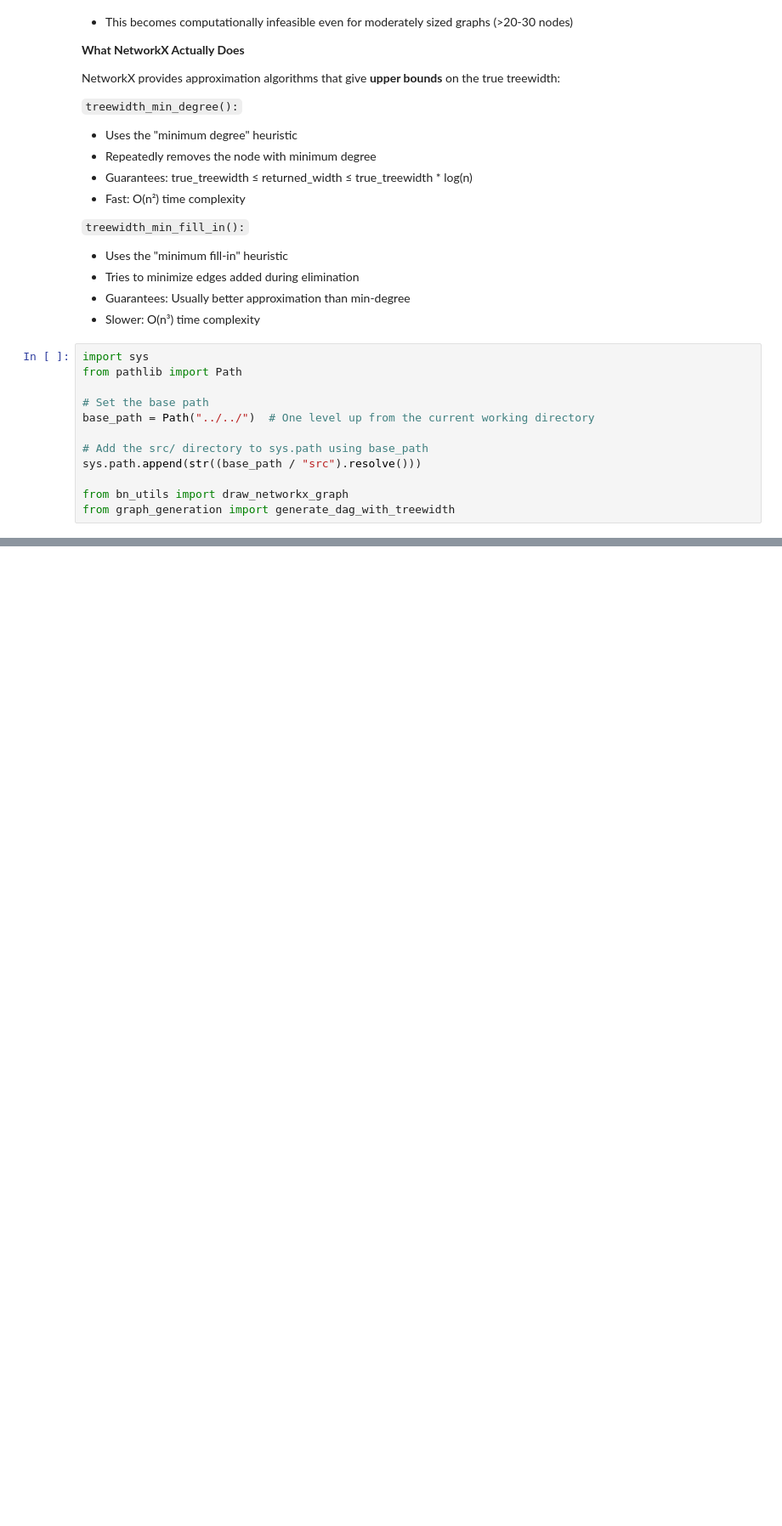
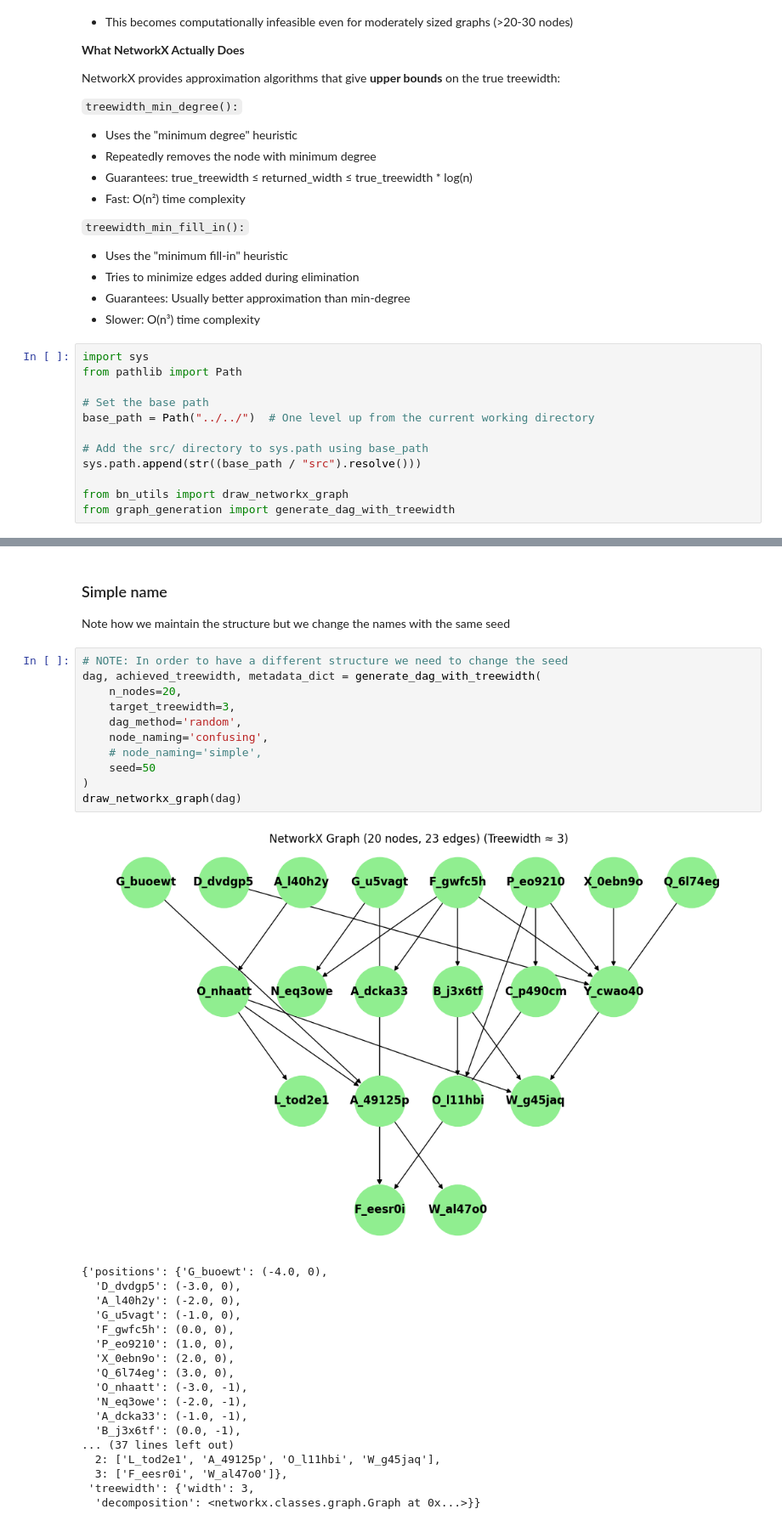
Before and after one commit to ferjorosa/probabilistic-reasoning-llms, a Jupyter notebook: notebooks/graph_generation/create_random_networks.ipynb, the cells around one changed output, grey strips where cells are left out. Shown at 85% size. Drawn from its saved outputs; the diff is of its cells as text; blank space fills up the shorter version.

```diff
--- a/notebooks/graph_generation/create_random_networks.ipynb
+++ b/notebooks/graph_generation/create_random_networks.ipynb
@@ -69 +76,35 @@ draw_networkx_graph(dag)
   'decomposition': <networkx.classes.graph.Graph at 0x...>}}
+# %% [markdown]
+### Simple name
+
+Note how we maintain the structure but we change the names with the same seed
+# %%
+# NOTE: In order to have a different structure we need to change the seed
+dag, achieved_treewidth, metadata_dict = generate_dag_with_treewidth(
+    n_nodes=20,
+    target_treewidth=3,
+    dag_method='random',
+    node_naming='confusing',
+    # node_naming='simple',
+    seed=50
+)
+draw_networkx_graph(dag)
+# %% [output]
+[figure, added]
+{'positions': {'G_buoewt': (-4.0, 0),
+  'D_dvdgp5': (-3.0, 0),
+  'A_l40h2y': (-2.0, 0),
+  'G_u5vagt': (-1.0, 0),
+  'F_gwfc5h': (0.0, 0),
+  'P_eo9210': (1.0, 0),
+  'X_0ebn9o': (2.0, 0),
+  'Q_6l74eg': (3.0, 0),
+  'O_nhaatt': (-3.0, -1),
+  'N_eq3owe': (-2.0, -1),
+  'A_dcka33': (-1.0, -1),
+  'B_j3x6tf': (0.0, -1),
+... (37 lines left out)
+  2: ['L_tod2e1', 'A_49125p', 'O_l11hbi', 'W_g45jaq'],
+  3: ['F_eesr0i', 'W_al47o0']},
+ 'treewidth': {'width': 3,
+  'decomposition': <networkx.classes.graph.Graph at 0x...>}}
```
Also changed, not shown: parts of 2 cells of this notebook.
